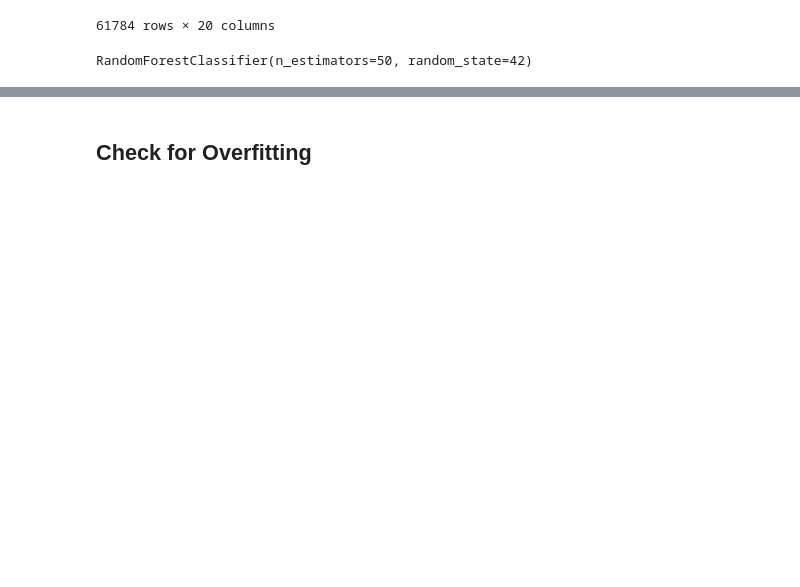
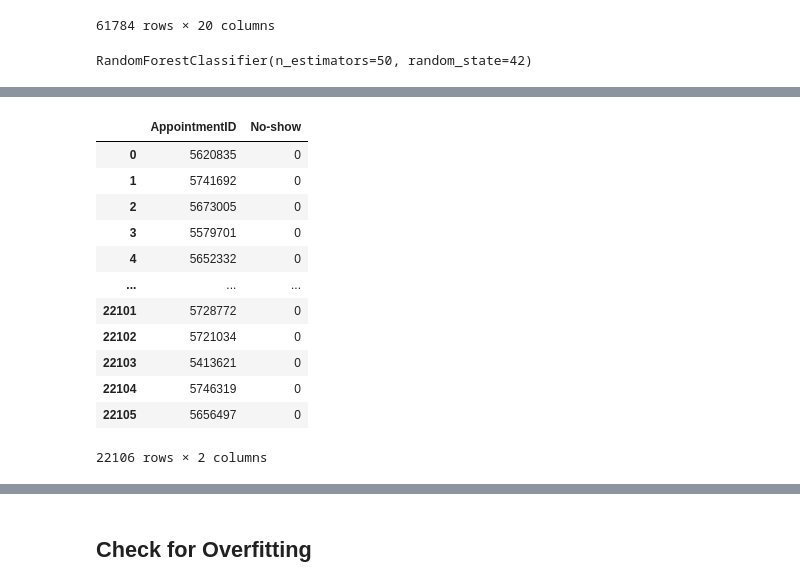
Before and after one commit to kiraduske/DataScience_project, a Jupyter notebook: Data Science Project.ipynb, the cells around one changed output, grey strips where cells are left out. Saved outputs shown, nothing was run; the diff lists cells and outputs as text; code cells hidden in the pictures; blank space fills up the shorter version.

```diff
--- a/Data Science Project.ipynb
+++ b/Data Science Project.ipynb
@@ -810,0 +953,16 @@ RandomForestClassifier(n_estimators=50, random_state=42)
+# %%
+submission
+# %% [output]
+|  | AppointmentID | No-show |
+| 0 | 5620835 | 0 |
+| 1 | 5741692 | 0 |
+| 2 | 5673005 | 0 |
+| 3 | 5579701 | 0 |
+| 4 | 5652332 | 0 |
+| ... | ... | ... |
+| 22101 | 5728772 | 0 |
+| 22102 | 5721034 | 0 |
+| 22103 | 5413621 | 0 |
+| 22104 | 5746319 | 0 |
+| 22105 | 5656497 | 0 |
+22106 rows × 2 columns
```
Also changed, not shown: parts of 22 cells of this notebook, 1 other file.
